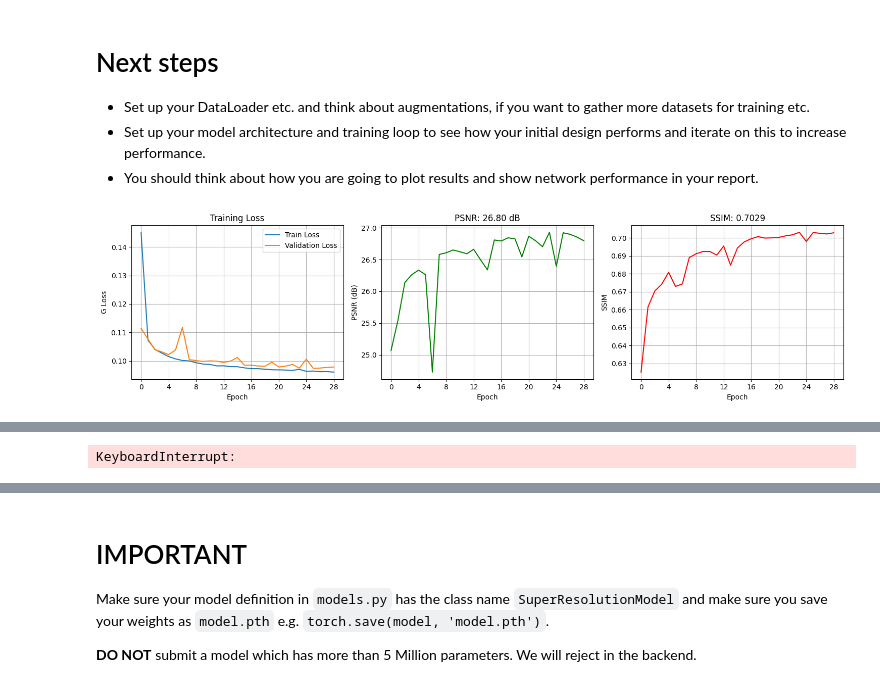
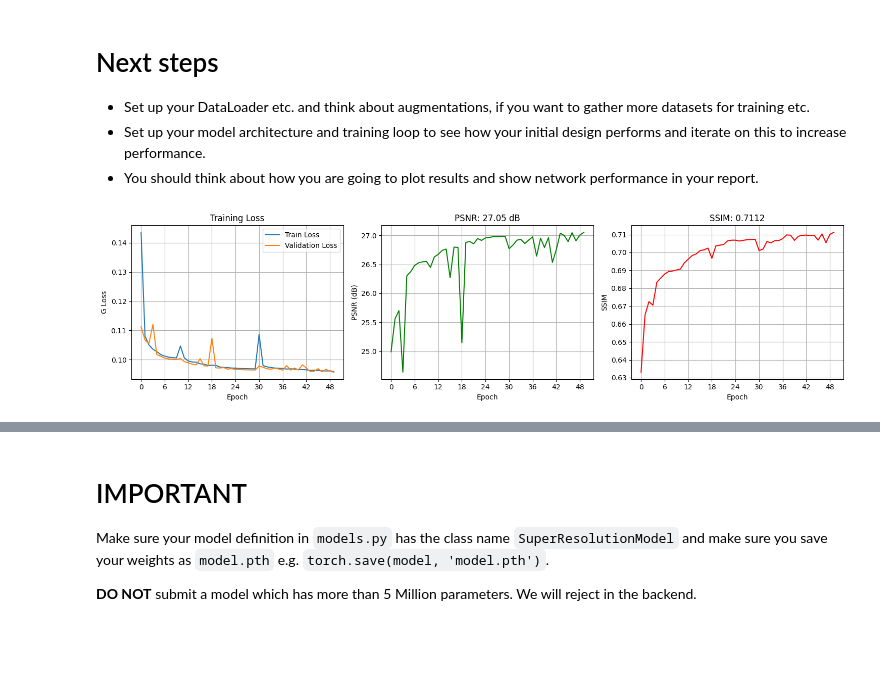
Before and after one commit to dylanneve1/4c16-labs, a Jupyter notebook: lab-07/Lab 7.ipynb, the cells around one changed output, grey strips where cells are left out. Drawn from its saved outputs; the diff is of its cells as text; code cells hidden in the pictures; blank space fills up the shorter version.

Commit message:
Committing Lab 07 for running tests

```diff
--- a/lab-07/Lab 7.ipynb
+++ b/lab-07/Lab 7.ipynb
@@ -334,6 +347,35 @@ def calculate_metrics(pred, target):
 
     return np.mean(psnr_vals), np.mean(ssim_vals)
 
+def geometric_ensemble_inference(model, x):
+    """
+    Applies 8 geometric transformations (rotations/flips), infers,
+    inverses the transforms, and averages the results.
+    Use this for FINAL inference to boost PSNR (Optional during training).
+    """
+    # List of transform functions: (function, inverse_function)
+    transforms = [
+        (lambda x: x, lambda x: x), # Identity
+        (lambda x: torch.rot90(x, 1, [2, 3]), lambda x: torch.rot90(x, 3, [2, 3])),
+        (lambda x: torch.rot90(x, 2, [2, 3]), lambda x: torch.rot90(x, 2, [2, 3])),
+        (lambda x: torch.rot90(x, 3, [2, 3]), lambda x: torch.rot90(x, 1, [2, 3])),
+        (lambda x: torch.flip(x, [3]), lambda x: torch.flip(x, [3])), # Flip width
+        (lambda x: torch.flip(torch.rot90(x, 1, [2, 3]), [3]), lambda x: torch.rot90(torch.flip(x, [3]), 3, [2, 3])),
+        (lambda x: torch.flip(torch.rot90(x, 2, [2, 3]), [3]), lambda x: torch.rot90(torch.flip(x, [3]), 2, [2, 3])),
+        (lambda x: torch.flip(torch.rot90(x, 3, [2, 3]), [3]), lambda x: torch.rot90(torch.flip(x, [3]), 1, [2, 3])),
+    ]
+
+    outputs = []
+    for forward_t, inverse_t in transforms:
+        augmented_input = forward_t(x)
+        with torch.no_grad():
+            augmented_output = model(augmented_input)
+        output = inverse_t(augmented_output)
+        outputs.append(output)
+
+    # Stack and Average
+    return torch.stack(outputs).mean(dim=0)
+
 class PlotLogLoss:
     def __init__(self):
         self.epochs = []
@@ -391,9 +433,17 @@ sr_model = SuperResolutionModel().to(device)
 
 # --- Setup Optimizer & Loss ---
 num_epochs = 50
-learning_rate = 0.0001
+learning_rate = 0.0002 # Slightly higher initial LR for scheduler
 criterion = GLoss().to(device)
-optimizer = optim.AdamW(sr_model.parameters(), lr=learning_rate)
+optimizer = optim.AdamW(sr_model.parameters(), lr=learning_rate, weight_decay=1e-4)
+
+# SCHEDULER: Cosine Annealing with Warm Restarts
+# T_0=10: First restart at epoch 10
+# T_mult=2: Next restart at 10+20=30, then 30+40=70
+scheduler = torch.optim.lr_scheduler.CosineAnnealingWarmRestarts(
+    optimizer, T_0=10, T_mult=2, eta_min=1e-7
+)
+
 plotter = PlotLogLoss()
 
 print("Starting training...")
@@ -415,34 +465,43 @@ for epoch in range(num_epochs):
 
         running_loss += loss.item() * lr_batch.size(0)
 
+    # Update Scheduler at the end of the epoch
+    scheduler.step()
+
     train_loss = running_loss / len(train_loader.dataset)
 
     # Validation Phase with PSNR/SSIM
     sr_model.eval()
     val_running_loss = 0.0
     all_psnr = []
     all_ssim = []
 
     with torch.no_grad():
         for lr_batch, hr_batch in tqdm(val_loader, desc=f'Epoch {epoch+1}/{num_epochs} [Val]', leave=False):
             lr_batch, hr_batch = lr_batch.to(device), hr_batch.to(device)
+
+            # Note: using standard inference for speed.
+            # Use geometric_ensemble_inference(sr_model, lr_batch) for final test.
             out = sr_model(lr_batch)
+
             loss = criterion(out, hr_batch)
             val_running_loss += loss.item() * lr_batch.size(0)
 
             # Calculate PSNR and SSIM
             psnr_val, ssim_val = calculate_metrics(out, hr_batch)
             all_psnr.append(psnr_val)
             all_ssim.append(ssim_val)
 
     val_loss = val_running_loss / len(val_loader.dataset)
     avg_psnr = np.mean(all_psnr)
     avg_ssim = np.mean(all_ssim)
 
+    current_lr = optimizer.param_groups[0]['lr']
+
     # Update Live Graph with metrics
     plotter.update(train_loss, val_loss, avg_psnr, avg_ssim)
-    print(f'Epoch {epoch+1}: Train Loss {train_loss:.5f} | Val Loss {val_loss:.5f} | PSNR {avg_psnr:.2f} dB | SSIM {avg_ssim:.4f}')
+    print(f'Epoch {epoch+1}: Train Loss {train_loss:.5f} | Val Loss {val_loss:.5f} | PSNR {avg_psnr:.2f} dB | SSIM {avg_ssim:.4f} | LR {current_lr:.2e}')
 
 print('Training finished.')
 # %% [output]
-[figure, old version]
+[figure, new version]
@@ -450 +509,0 @@ Epoch 29: Train Loss 0.09609 | Val Loss 0.09788 | PSNR 26.80 dB | SSIM 0.7029
-KeyboardInterrupt:
```
Also changed, not shown: parts of 3 cells of this notebook, 3 other files.
